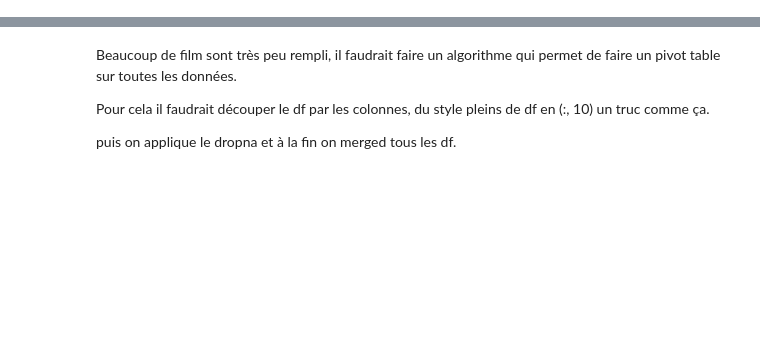
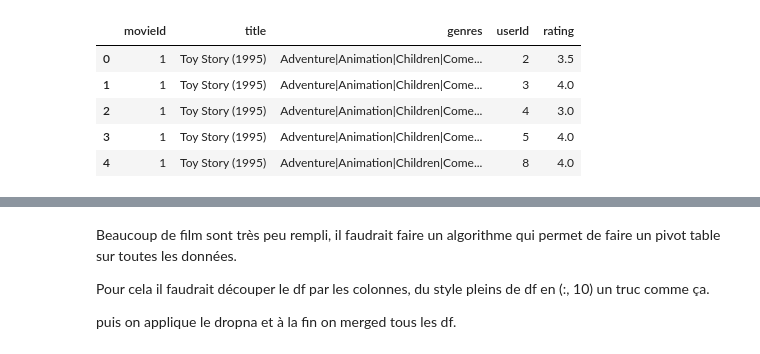
Before and after one commit to StundFR/ClusteringRecommendation, a Jupyter notebook: GroupLens/groupLens_kmeans.ipynb, the cells around one changed output, grey strips where cells are left out. Drawn from its saved outputs; the diff is of its cells as text; code cells hidden in the pictures; blank space fills up the shorter version.

```diff
--- a/kmeans/groupLens_kmeans.ipynb
+++ b/GroupLens/groupLens_kmeans.ipynb
@@ -8,3 +7,12 @@ rating = pd.read_csv(f"{data_folder}ratings.csv").drop(["timestamp"], axis=1)
 movie = pd.read_csv(f"{data_folder}movies.csv")
 #tag = pd.read_csv(f"{data_folder}tags.csv").drop(["timestamp"], axis=1)
 data = pd.merge(movie, rating, on="movieId")
+# %%
+data.head()
+# %% [output]
+|  | movieId | title | genres | userId | rating |
+| 0 | 1 | Toy Story (1995) | Adventure|Animation|Children|Come... | 2 | 3.5 |
+| 1 | 1 | Toy Story (1995) | Adventure|Animation|Children|Come... | 3 | 4.0 |
+| 2 | 1 | Toy Story (1995) | Adventure|Animation|Children|Come... | 4 | 3.0 |
+| 3 | 1 | Toy Story (1995) | Adventure|Animation|Children|Come... | 5 | 4.0 |
+| 4 | 1 | Toy Story (1995) | Adventure|Animation|Children|Come... | 8 | 4.0 |
```
Also changed, not shown: parts of 4 cells of this notebook.
